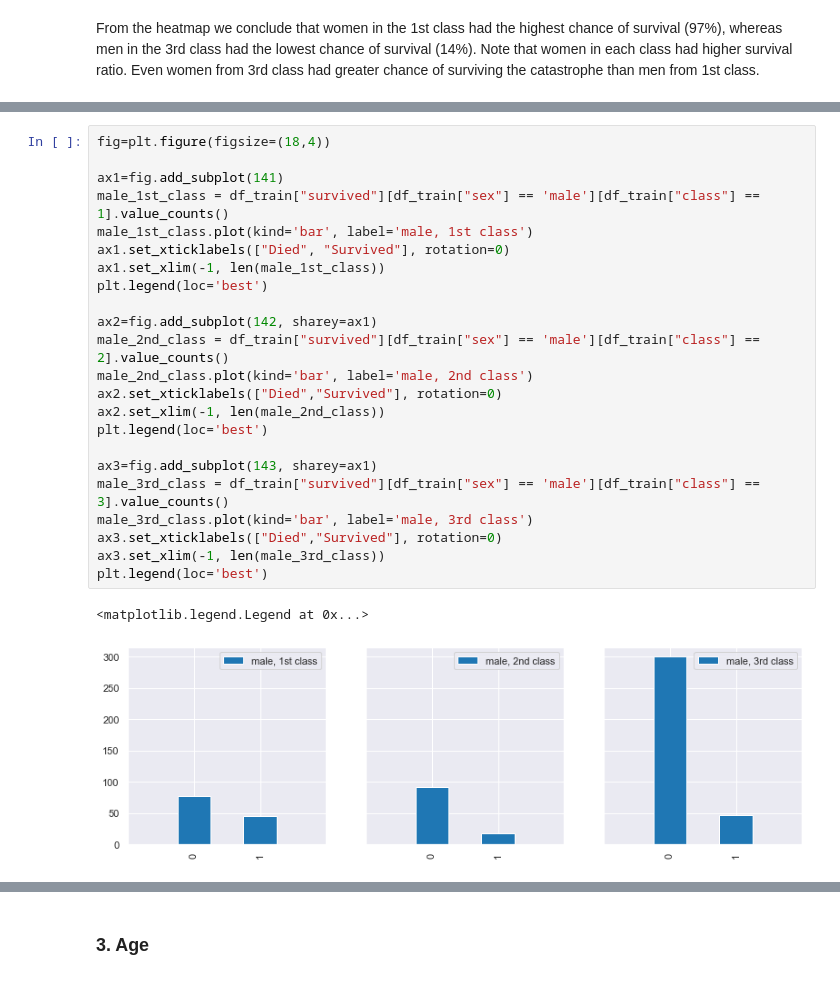
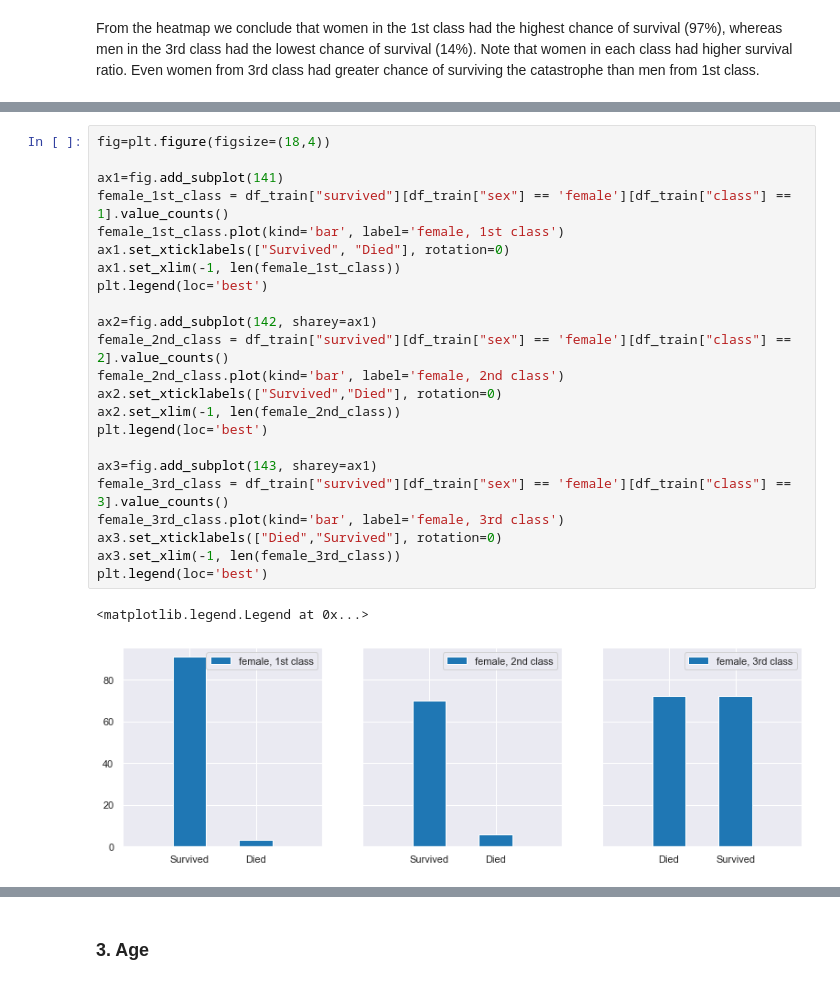
Before and after one commit to golecalicja/titanic-survivor-prediction, a Jupyter notebook: Titanic Survivor Prediction.ipynb, the cells around one changed output, grey strips where cells are left out. Drawn from its saved outputs; the diff is of its cells as text.

```diff
--- a/Titanic Survivor Prediction.ipynb
+++ b/Titanic Survivor Prediction.ipynb
@@ -261,26 +235,26 @@ plt.legend(loc='best')
-# %%
-fig=plt.figure(figsize=(18,4))
-
-ax1=fig.add_subplot(141)
-male_1st_class = df_train["survived"][df_train["sex"] == 'male'][df_train["class"] == 1].value_counts()
-male_1st_class.plot(kind='bar', label='male, 1st class')
-ax1.set_xticklabels(["Died", "Survived"], rotation=0)
-ax1.set_xlim(-1, len(male_1st_class))
-plt.legend(loc='best')
-
-ax2=fig.add_subplot(142, sharey=ax1)
-male_2nd_class = df_train["survived"][df_train["sex"] == 'male'][df_train["class"] == 2].value_counts()
-male_2nd_class.plot(kind='bar', label='male, 2nd class')
-ax2.set_xticklabels(["Died","Survived"], rotation=0)
-ax2.set_xlim(-1, len(male_2nd_class))
-plt.legend(loc='best')
-
-ax3=fig.add_subplot(143, sharey=ax1)
-male_3rd_class = df_train["survived"][df_train["sex"] == 'male'][df_train["class"] == 3].value_counts()
-male_3rd_class.plot(kind='bar', label='male, 3rd class')
-ax3.set_xticklabels(["Died","Survived"], rotation=0)
-ax3.set_xlim(-1, len(male_3rd_class))
-plt.legend(loc='best')
-# %% [output]
-<matplotlib.legend.Legend at 0x...>
-[figure, removed]
+# %%
+fig=plt.figure(figsize=(18,4))
+
+ax1=fig.add_subplot(141)
+female_1st_class = df_train["survived"][df_train["sex"] == 'female'][df_train["class"] == 1].value_counts()
+female_1st_class.plot(kind='bar', label='female, 1st class')
+ax1.set_xticklabels(["Survived", "Died"], rotation=0)
+ax1.set_xlim(-1, len(female_1st_class))
+plt.legend(loc='best')
+
+ax2=fig.add_subplot(142, sharey=ax1)
+female_2nd_class = df_train["survived"][df_train["sex"] == 'female'][df_train["class"] == 2].value_counts()
+female_2nd_class.plot(kind='bar', label='female, 2nd class')
+ax2.set_xticklabels(["Survived","Died"], rotation=0)
+ax2.set_xlim(-1, len(female_2nd_class))
+plt.legend(loc='best')
+
+ax3=fig.add_subplot(143, sharey=ax1)
+female_3rd_class = df_train["survived"][df_train["sex"] == 'female'][df_train["class"] == 3].value_counts()
+female_3rd_class.plot(kind='bar', label='female, 3rd class')
+ax3.set_xticklabels(["Died","Survived"], rotation=0)
+ax3.set_xlim(-1, len(female_3rd_class))
+plt.legend(loc='best')
+# %% [output]
+<matplotlib.legend.Legend at 0x...>
+[figure, added]
```
Also changed, not shown: parts of 6 cells of this notebook.
